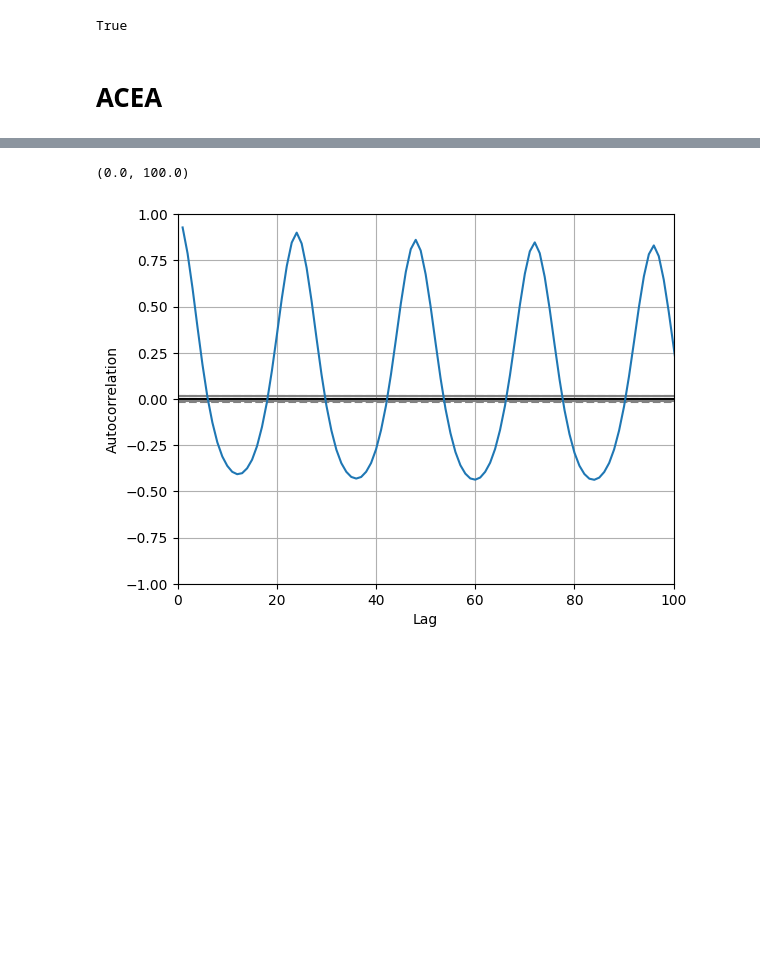
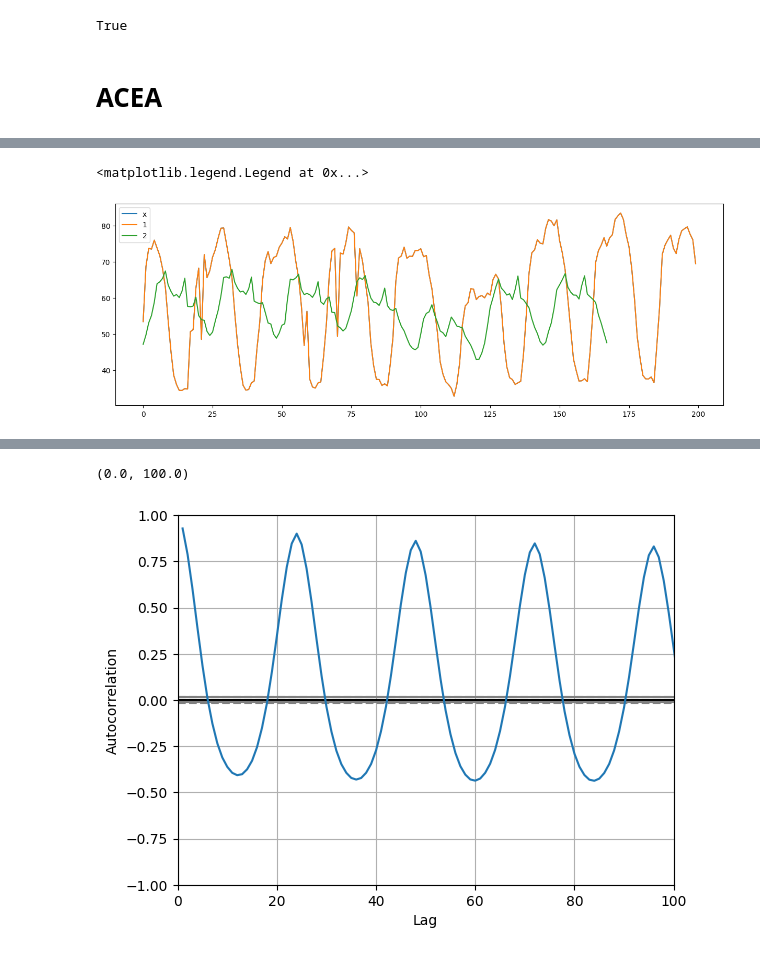
Before and after one commit to MicheleUIT/Probabilistic-load-forecasting-with-Reservoir-Computing, a Jupyter notebook: dataset/data_analysis.ipynb, the cells around one changed output, grey strips where cells are left out. Cells and saved outputs as stored; diff of their text form; code cells hidden in the pictures; blank space fills up the shorter version.

```diff
--- a/dataset/data_analysis.ipynb
+++ b/dataset/data_analysis.ipynb
@@ -79,0 +80,14 @@ plt.grid()
+# %%
+L= 7*24
+data = data[:-(data.shape[0]%L)]
+
+n_data,_ = data.shape
+
+n_te = np.ceil(0.41*n_data).astype(int)
+n_val = np.ceil(0.41*n_data).astype(int)
+n_tr = n_data - n_te - n_val
+# %%
+Xtr = data[:n_tr, :]
+trend = Xtr[:-(n_tr%L),:]
+# %%
+trend2 = trend.reshape(-1, L).mean(axis=0)
@@ -79,0 +106,9 @@ plt.grid()
+# %%
+fig = plt.figure(figsize=(15,5))
+plt.plot(Xtr[:200], label="x")
+plt.plot(trend[:200], label="1")
+plt.plot(trend2, label="2")
+plt.legend(loc='best', fontsize=10)
+# %% [output]
+<matplotlib.legend.Legend at 0x...>
+[figure, added]
```
Also changed, not shown: parts of 14 cells of this notebook.
